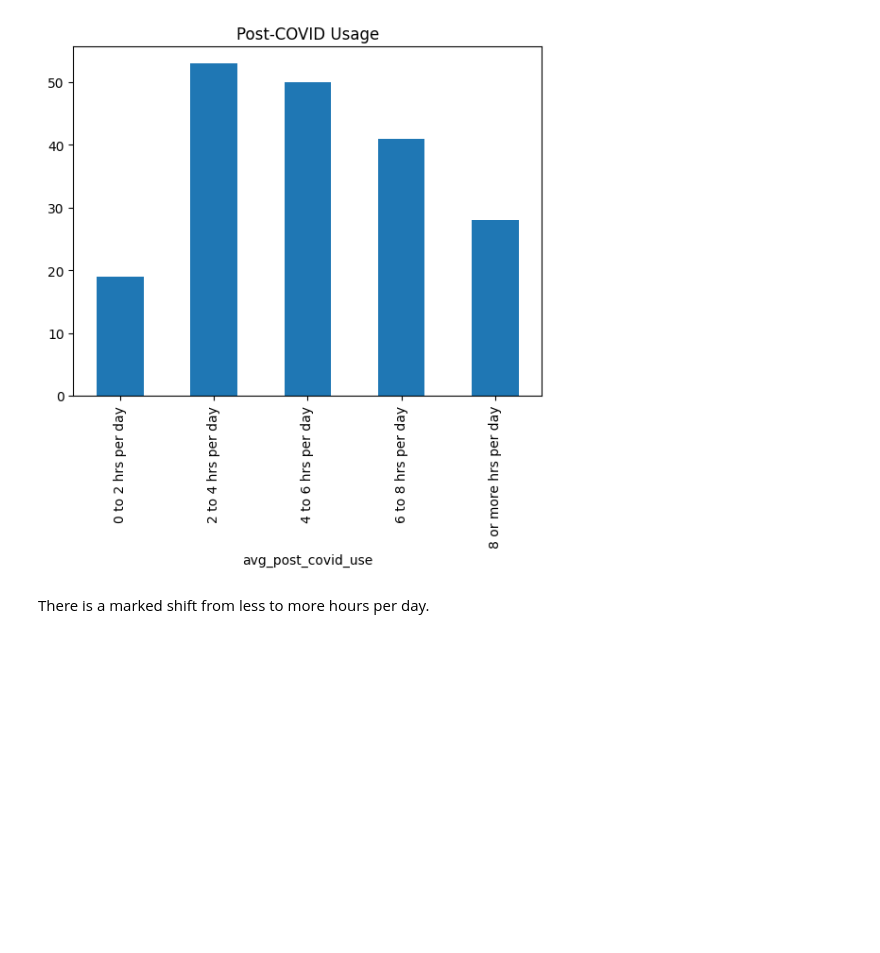
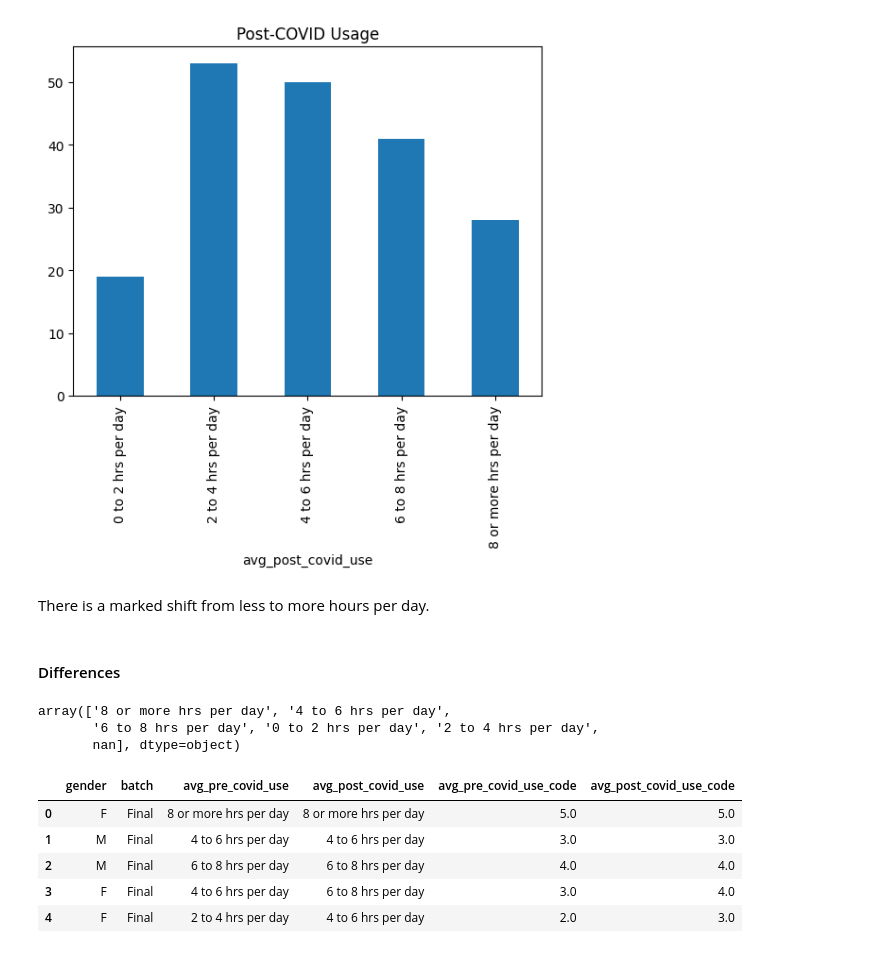
Before and after one commit to akankshazc/sts_iad, a Jupyter notebook: 5_covid.ipynb, the cells around one changed output. Drawn from its saved outputs; the diff is of its cells as text; code cells hidden in the pictures; blank space fills up the shorter version.

```diff
--- a/5_covid.ipynb
+++ b/5_covid.ipynb
@@ -85,3 +85,28 @@ post_counts.plot(kind='bar', title='Post-COVID Usage')
 [figure]
 # %% [markdown]
 There is a marked shift from less to more hours per day.
+# %% [markdown]
+#### Differences
+# %%
+df['avg_post_covid_use'].unique()
+# %% [output]
+array(['8 or more hrs per day', '4 to 6 hrs per day',
+       '6 to 8 hrs per day', '0 to 2 hrs per day', '2 to 4 hrs per day',
+       nan], dtype=object)
+# %%
+cat_dict = {'0 to 2 hrs per day': 1,
+           '2 to 4 hrs per day': 2,
+           '4 to 6 hrs per day': 3,
+           '6 to 8 hrs per day': 4,
+           '8 or more hrs per day': 5,}
+
+df['avg_pre_covid_use_code'] = df['avg_pre_covid_use'].replace(cat_dict).fillna('No data')
+df['avg_post_covid_use_code'] = df['avg_post_covid_use'].replace(cat_dict).fillna('No data')
+df.head()
+# %% [output]
+|  | gender | batch | avg_pre_covid_use | avg_post_covid_use | avg_pre_covid_use_code | avg_post_covid_use_code |
+| 0 | F | Final | 8 or more hrs per day | 8 or more hrs per day | 5.0 | 5.0 |
+| 1 | M | Final | 4 to 6 hrs per day | 4 to 6 hrs per day | 3.0 | 3.0 |
+| 2 | M | Final | 6 to 8 hrs per day | 6 to 8 hrs per day | 4.0 | 4.0 |
+| 3 | F | Final | 4 to 6 hrs per day | 6 to 8 hrs per day | 3.0 | 4.0 |
+| 4 | F | Final | 2 to 4 hrs per day | 4 to 6 hrs per day | 2.0 | 3.0 |
```
Also changed, not shown: parts of 3 cells of this notebook.
